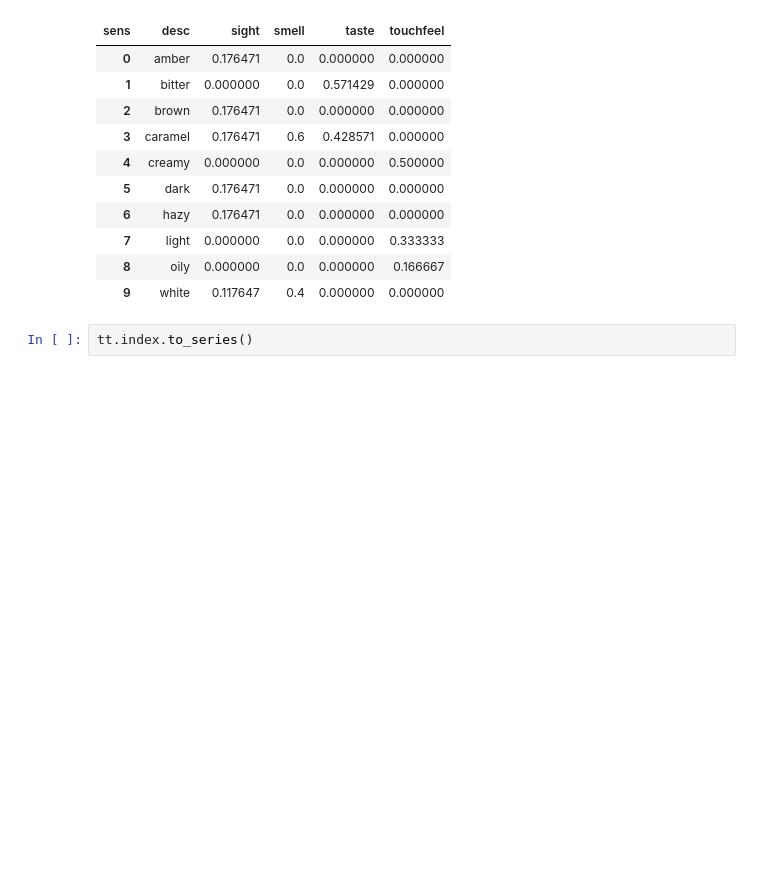
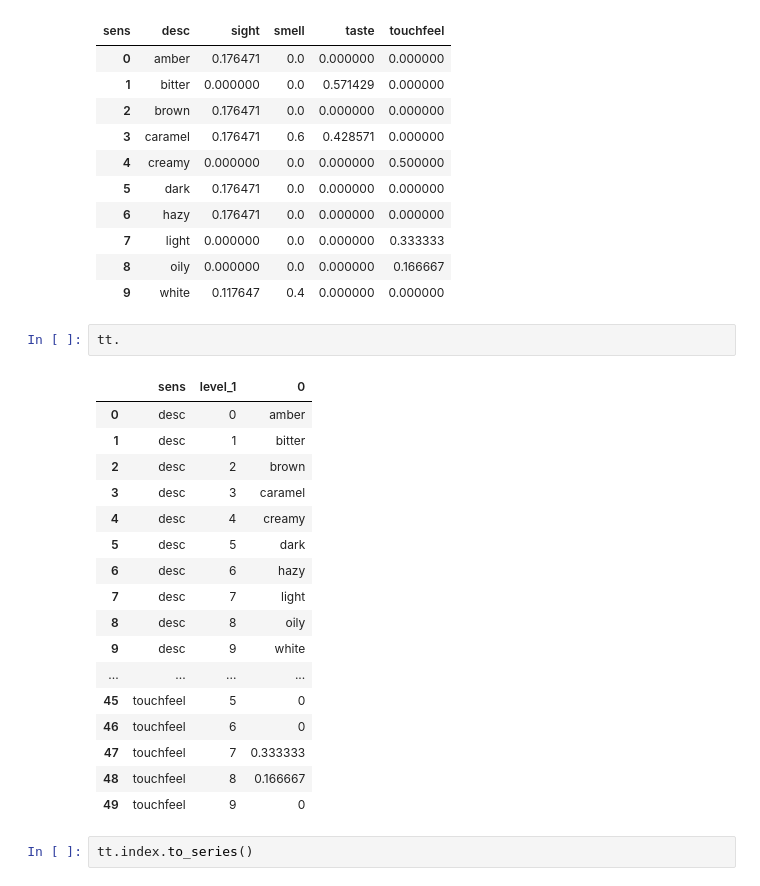
Before and after one commit to montalex/COM-480-Data-Visualization, a Jupyter notebook: describe_beer.ipynb, the cells around one changed output. Drawn from its saved outputs; the diff is of its cells as text; blank space fills up the shorter version.

Commit message:
beer desc viz

```diff
--- a/describe_beer.ipynb
+++ b/describe_beer.ipynb
@@ -164,6 +190,26 @@ tt
 | 7 | light | 0.000000 | 0.0 | 0.000000 | 0.333333 |
 | 8 | oily | 0.000000 | 0.0 | 0.000000 | 0.166667 |
 | 9 | white | 0.117647 | 0.4 | 0.000000 | 0.000000 |
+# %%
+tt.
+# %% [output]
+|  | sens | level_1 | 0 |
+| 0 | desc | 0 | amber |
+| 1 | desc | 1 | bitter |
+| 2 | desc | 2 | brown |
+| 3 | desc | 3 | caramel |
+| 4 | desc | 4 | creamy |
+| 5 | desc | 5 | dark |
+| 6 | desc | 6 | hazy |
+| 7 | desc | 7 | light |
+| 8 | desc | 8 | oily |
+| 9 | desc | 9 | white |
+| ... | ... | ... | ... |
+| 45 | touchfeel | 5 | 0 |
+| 46 | touchfeel | 6 | 0 |
+| 47 | touchfeel | 7 | 0.333333 |
+| 48 | touchfeel | 8 | 0.166667 |
+| 49 | touchfeel | 9 | 0 |
 # %%
 tt.index.to_series()
 # %% [output]
```
Also changed, not shown: parts of 5 cells of this notebook, 1 other file.
